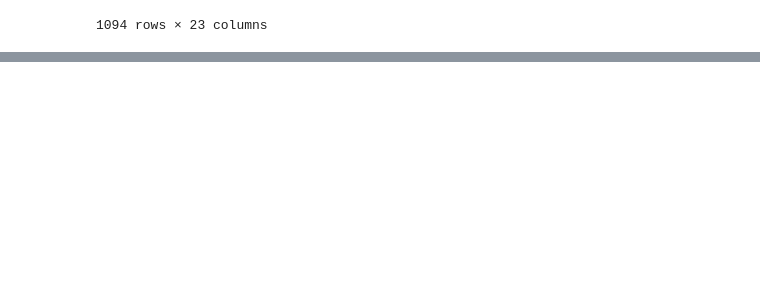
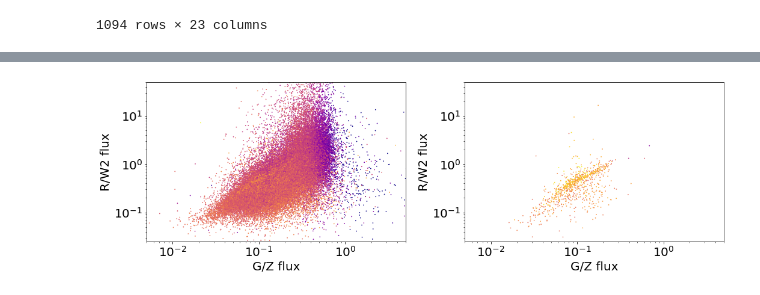
Before and after one commit to eramey16/galactic_lenses, a Jupyter notebook: Test.ipynb, the cells around one changed output, grey strips where cells are left out. Cells and saved outputs as stored; diff of their text form; code cells hidden in the pictures; blank space fills up the shorter version.

```diff
--- a/Test.ipynb
+++ b/Test.ipynb
@@ -223,0 +405,26 @@ data
+# %%
+# Magnitude comparison
+fig, axes = plt.subplots(1,2,figsize=(15,5))
+axes[0].scatter(data1.dered_flux_g/data1.dered_flux_z,
+                data1.dered_flux_r/data1.dered_flux_w2,
+                cmap='plasma_r', s=.5, c=data1['abs_mag_r'], vmax=-16, vmin=-24)
+axes[0].set_xlabel("G/Z flux")
+axes[0].set_ylabel("R/W2 flux")
+axes[0].set_xscale('log')
+axes[0].set_yscale('log')
+axes[0].set_xlim([.5e-2, 5])
+axes[0].set_ylim([.25e-1, 50])
+
+axes[1].scatter(data2.dered_flux_g/data2.dered_flux_z,
+                data2.dered_flux_r/data2.dered_flux_w2,
+                cmap='plasma_r', s=.5, c=data2['abs_mag_r'], vmin=-24, vmax=-16)
+axes[1].set_xscale('log')
+axes[1].set_yscale('log')
+axes[1].set_xlim([.5e-2, 5])
+axes[1].set_ylim([.25e-1, 50])
+axes[1].set_xlabel("G/Z flux")
+axes[1].set_ylabel("R/W2 flux")
+
+plt.tight_layout()
+# %% [output]
+[figure, added]
```
Also changed, not shown: parts of 61 cells of this notebook, 12 other files.
